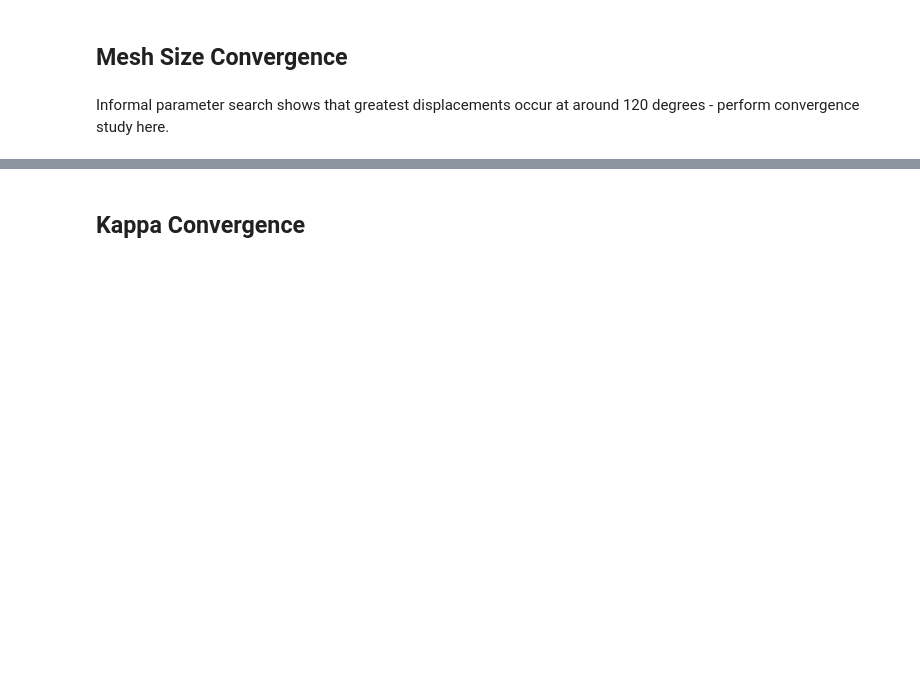
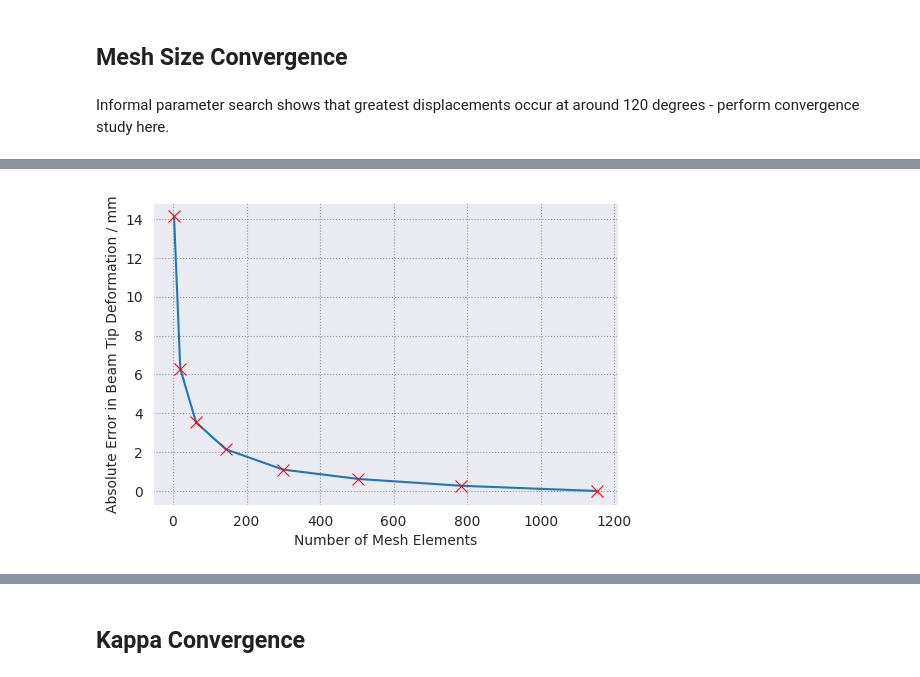
Before and after one commit to mabilton/bayesian_oed_bilton_masters, a Jupyter notebook: fenics_models/[1] Neohookean Beam.ipynb, the cells around one changed output, grey strips where cells are left out. Cells and saved outputs as stored; diff of their text form; code cells hidden in the pictures; blank space fills up the shorter version.

```diff
--- a/fenics_models/[1] Neohookean Beam.ipynb
+++ b/fenics_models/[1] Neohookean Beam.ipynb
@@ -34,0 +27,7 @@ import fenics_helpers
+# %%
+fig_save_dir = os.path.join(fenics_dir, 'figs')
+if not os.path.isdir(fig_save_dir):
+    os.mkdir(fig_save_dir)
+data_save_dir = os.path.join(fenics_dir, 'data')
+if not os.path.isdir(data_save_dir):
+    os.mkdir(data_save_dir)
@@ -35,3 +36,16 @@ import fenics_helpers
+# %%
+always_fixed_params = {# Physical parameters:
+                       'density': 0.00102, # in g/mm^3
+                       'g': 9.81, # in m/s^3
+                       # Beam mesh/geometry parameters:
+                       'width': 40, # in mm
+                       'length': 90, # in mm
+                       'elem_order': 2,
+                       # Non-linear solver parameters:
+                       'num_load_steps': 30,
+                       'rtol': 1e-9,
+                       'atol': 1e-9,
+                       'max_iter': 50}
 # %% [markdown]
 # Convergence Studies
 # %% [markdown]
@@ -96,0 +119,11 @@ RuntimeError: Newton solver did not converge because maximum number of iteration
+# %%
+# Absolute error:
+max_disp = np.max(results['end_disp'])
+abs_error = np.abs(results['end_disp'] - max_disp)
+sns.lineplot(x=results['num_elem'], y=abs_error, marker='x', markersize=8, mec='r')
+plt.xlabel('Number of Mesh Elements')
+plt.ylabel('Absolute Error in Beam Tip Deformation / mm')
+plt.savefig(os.path.join(fig_save_dir, 'meshsize_convergence_abs_err.png'), dpi=mpl_save_dpi)
+plt.show()
+# %% [output]
+[figure, added]
```
Also changed, not shown: parts of 39 cells of this notebook, 20 other files.
